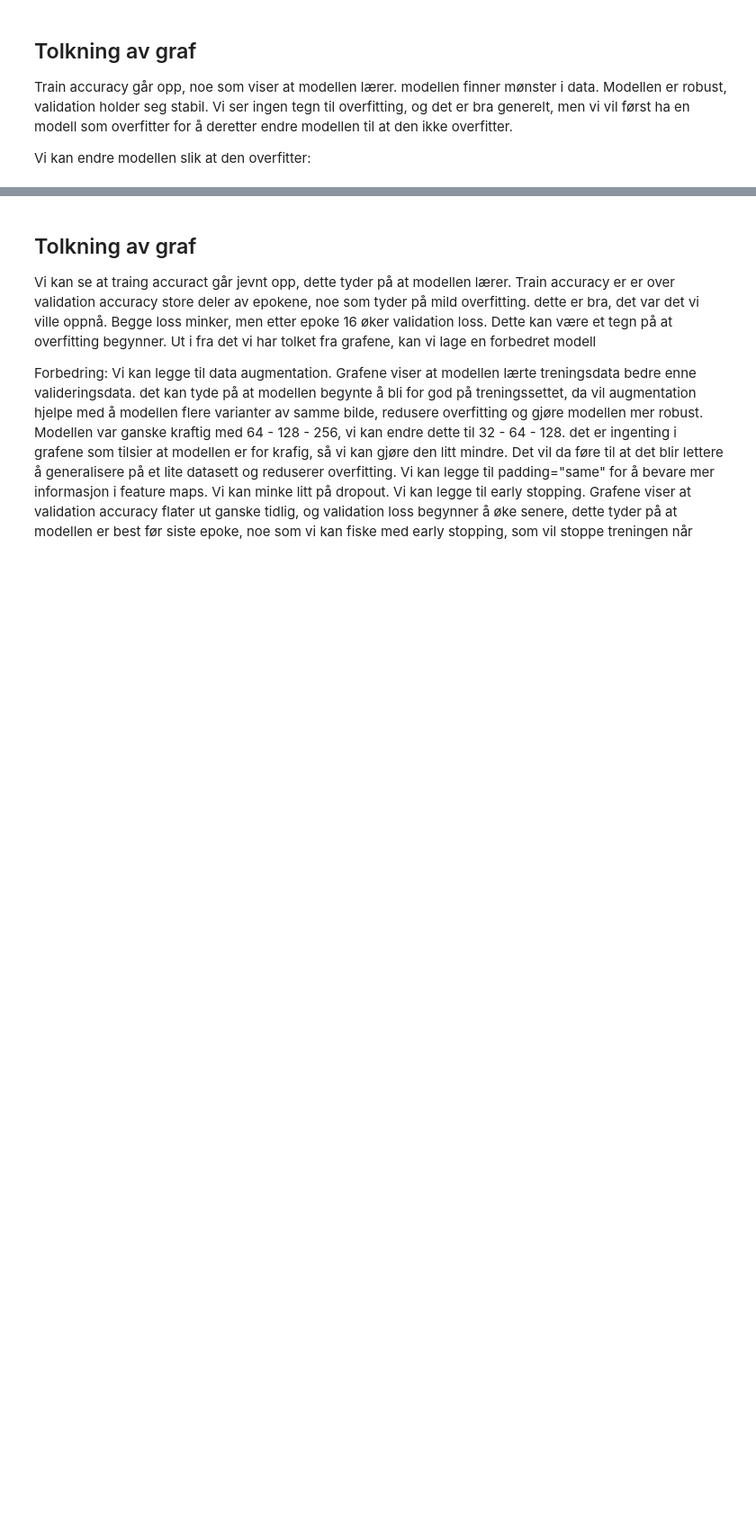
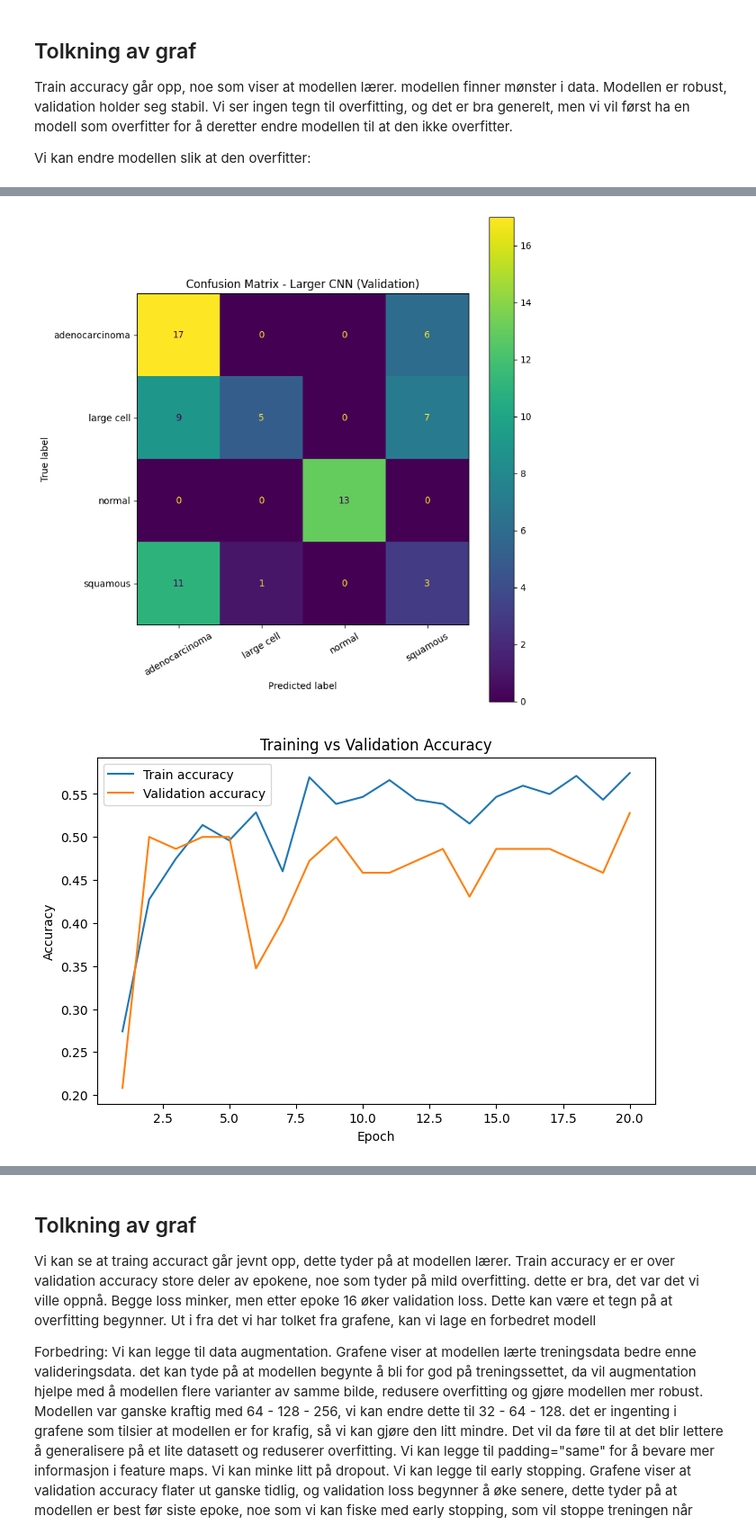
Before and after one commit to chritof/Chest-Cancer-Detections-Using-Deep-Learning, a Jupyter notebook: ChestCancer/utforskeData.ipynb, the cells around one changed output, grey strips where cells are left out. Shown at 90% size. Drawn from its saved outputs; the diff is of its cells as text; code cells hidden in the pictures; blank space fills up the shorter version.

```diff
--- a/ChestCancer/utforskeData.ipynb
+++ b/ChestCancer/utforskeData.ipynb
@@ -717,23 +744,21 @@ Train accuracy går opp, noe som viser at modellen lærer. modellen finner møns
 Vi kan endre modellen slik at den overfitter:
 # %%
 #model4
-#vi lager en større modell og øker epokene:
-model = tf.keras.Sequential([
-    tf.keras.layers.Input(shape=(128,128,3)),
+#54
+larger_cnn_model = tf.keras.Sequential([
+    tf.keras.layers.Input(shape=(128, 128, 3)),
 
-    tf.keras.layers.Conv2D(64, (3,3), activation="relu"),
+    tf.keras.layers.Conv2D(64, (3, 3), activation="relu"),
     tf.keras.layers.MaxPooling2D(),
 
-    tf.keras.layers.Conv2D(128, (3,3), activation="relu"),
+    tf.keras.layers.Conv2D(128, (3, 3), activation="relu"),
     tf.keras.layers.MaxPooling2D(),
 
-    tf.keras.layers.Conv2D(256, (3,3), activation="relu"),
+    tf.keras.layers.Conv2D(256, (3, 3), activation="relu"),
     tf.keras.layers.MaxPooling2D(),
 
     tf.keras.layers.GlobalAveragePooling2D(),
-
     tf.keras.layers.Dense(128, activation="relu"),
     tf.keras.layers.Dropout(0.4),
-
     tf.keras.layers.Dense(4, activation="softmax")
 ])
@@ -832,0 +765,19 @@ plt.show()
+# %%
+larger_cnn_model.compile(
+    optimizer="adam",
+    loss="sparse_categorical_crossentropy",
+    metrics=["accuracy"]
+)
+
+larger_cnn_model.summary()
+
+history_larger_cnn = larger_cnn_model.fit(
+    train_data,
+    validation_data=valid_data,
+    epochs=20
+)
+
+valid_loss, valid_acc = larger_cnn_model.evaluate(valid_data, verbose=0)
+
+print("Validation loss:", valid_loss)
+print("Validation accuracy:", valid_acc)
@@ -832,0 +823,10 @@ plt.show()
+# %%
+larger_cnn_results, y_true_larger_cnn, y_pred_larger_cnn = evaluate_model(
+    larger_cnn_model,
+    valid_data,
+    model_name="Larger CNN - validation"
+)
+
+plot_confusion(y_true_larger_cnn, y_pred_larger_cnn, "Confusion Matrix - Larger CNN (Validation)")
+plot_history(history_larger_cnn)
+# %% [output]
@@ -832,0 +853,2 @@ plt.show()
+[figure, added]
+[figure, added]
```
Also changed, not shown: parts of 48 cells of this notebook, 1 other file.
